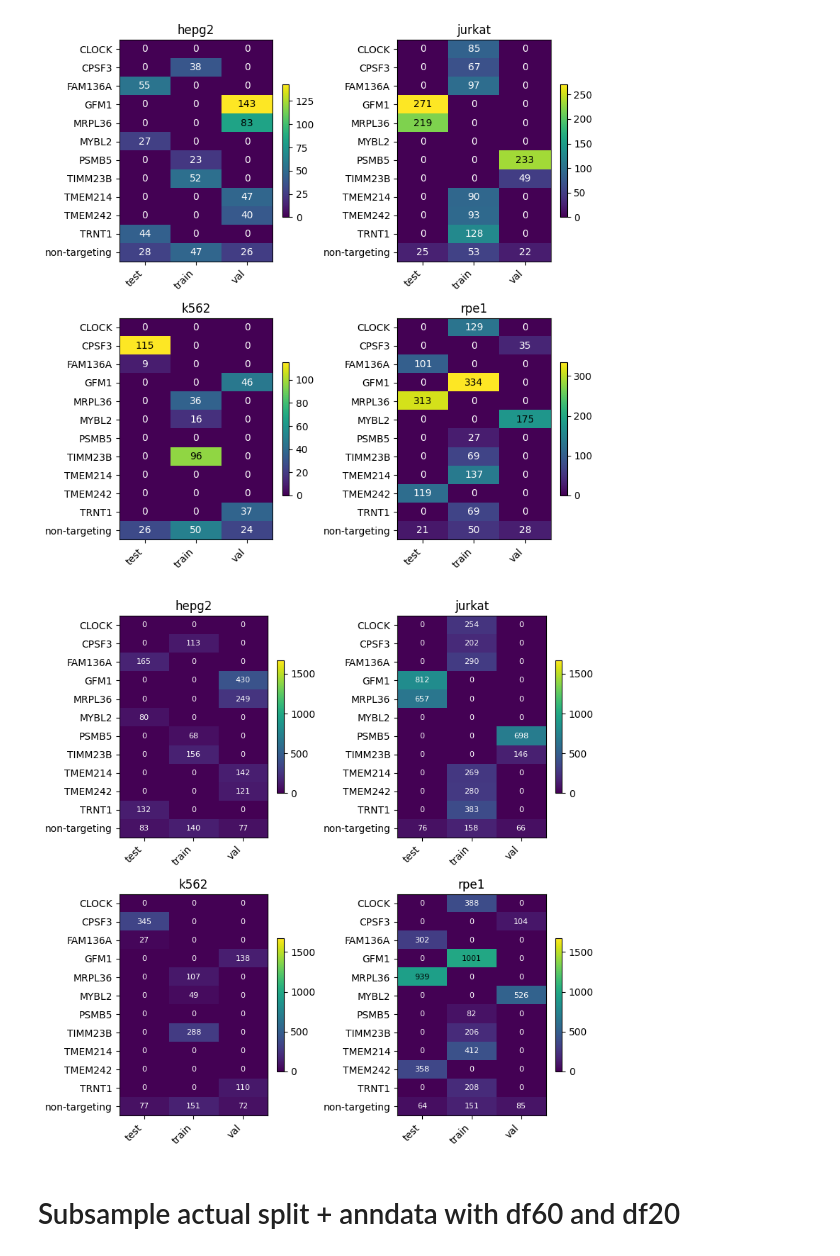
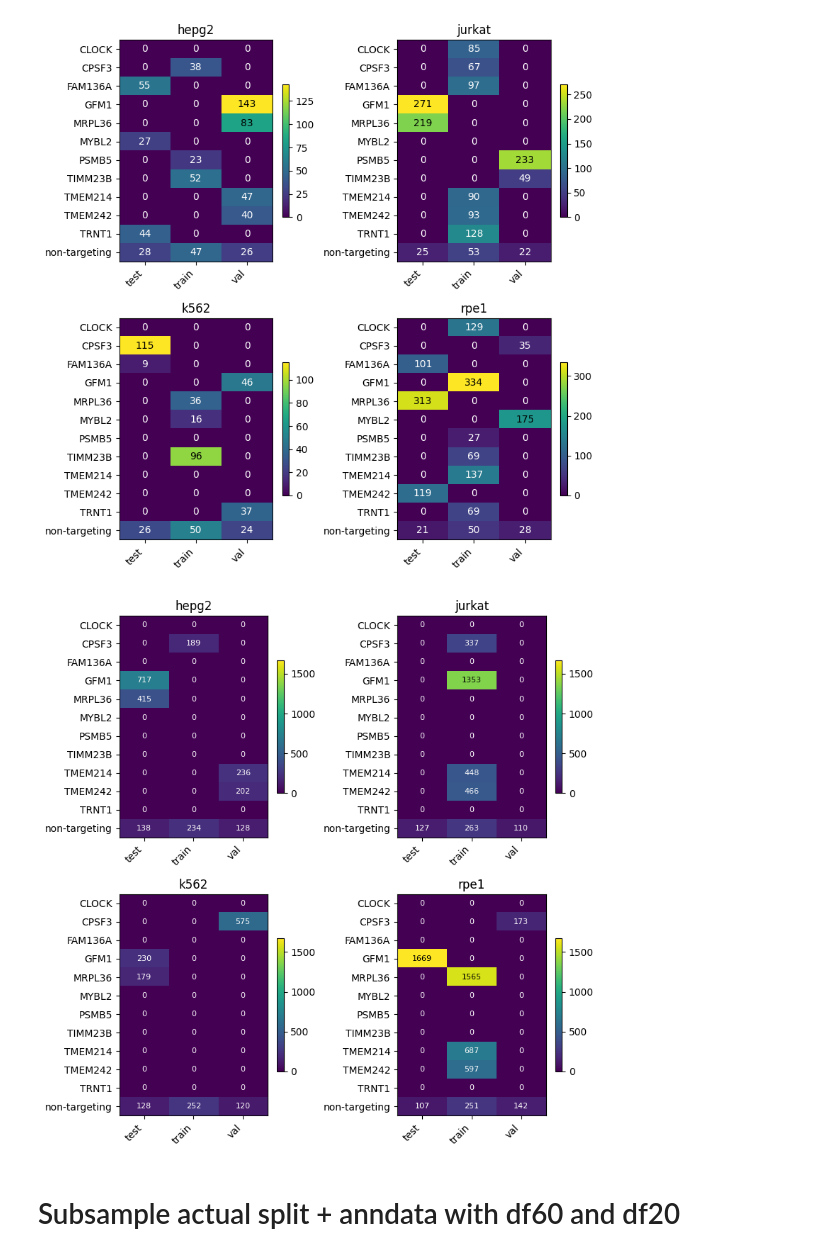
Before and after one commit to asunboi/proving-ground, a Jupyter notebook: 1_train/replogle_splitter.ipynb, the cells around one changed output. Cells and saved outputs as stored; diff of their text form; code cells hidden in the pictures.

Commit message:
added plot generation and changed replogle gene selection

```diff
--- a/1_train/replogle_splitter.ipynb
+++ b/1_train/replogle_splitter.ipynb
@@ -306,0 +393,28 @@ Name: count, dtype: int64
+# %%
+import seaborn as sns
+import matplotlib.pyplot as plt
+
+# Group counts
+counts = adata_subset.obs.groupby(["cell_line", "gene"]).size().reset_index(name="n_cells")
+
+# Pivot into cell_line x gene matrix
+heatmap_data = counts.pivot(index="gene", columns="cell_line", values="n_cells").fillna(0)
+
+# Plot
+plt.figure(figsize=(12, 6))
+ax = sns.heatmap(
+    heatmap_data,
+    cmap="viridis",        # or "magma", "coolwarm"
+    linewidths=0.5,
+    linecolor="gray",
+    annot=True,            # <--- show real counts
+    fmt="g",               # integer format (general)
+    cbar=True
+)
+
+ax.set_xlabel("Gene (Perturbation)")
+ax.set_ylabel("Cell Line")
+ax.set_title("Number of Cells per Perturbation × Cell Line")
+
+plt.tight_layout()
+plt.show()
@@ -498,8 +577,0 @@ Name: count, dtype: int64
-# %%
-balanced_transfer_splitter = PerturbationDataSplitter(
-    replogle.obs.copy(),
-    perturbation_key='gene',
-    covariate_keys=['cell_line'],
-    perturbation_control_value='non-targeting',
-)
-balanced_transfer_splitter
@@ -787,7 +864,7 @@ global_max = cell_counts_all_full.drop(columns=["cell_line", "gene"]).max().max(
 
 # --- pivot current sample (df_60, df_20, etc.) ---
 count_long = (
-    df_60.groupby(["gene", "transfer_split_seed1", "cell_line"])
+    balanced_transfer_splitter.obs_dataframe.groupby(["gene", "transfer_split_seed1", "cell_line"])
     .size()
     .reset_index(name="count")
 )
@@ -817,34 +894,34 @@ for i, cell_class in enumerate(cell_classes):
     # use vmin/vmax from 100% sample
     im = ax.imshow(data, aspect="auto", cmap="viridis",
                    vmin=global_min, vmax=global_max)
 
     ax.set_title(cell_class)
     ax.set_xticks(np.arange(subset.shape[1]))
     ax.set_xticklabels(subset.columns, rotation=45, ha="right")
     ax.set_yticks(np.arange(subset.shape[0]))
     ax.set_yticklabels(subset.index)
 
     for y in range(data.shape[0]):
         for x in range(data.shape[1]):
             value = data[y, x]
             ax.text(
                 x, y, int(value),
                 ha="center", va="center",
                 color="white" if value < (global_min + global_max) / 2 else "black",
                 fontsize=8,
             )
 
     # individual colorbar for each subplot
     fig.colorbar(im, ax=ax, shrink=0.6)
 
 # delete unused axes
 for j in range(i + 1, len(axes)):
     fig.delaxes(axes[j])
 
 plt.tight_layout()
 plt.show()
 # %% [output]
-[figure, old version]
+[figure, new version]
 # %% [markdown]
 # Subsample actual split + anndata with df60 and df20
 # %%
```
Also changed, not shown: parts of 25 cells of this notebook, 2 other files.
